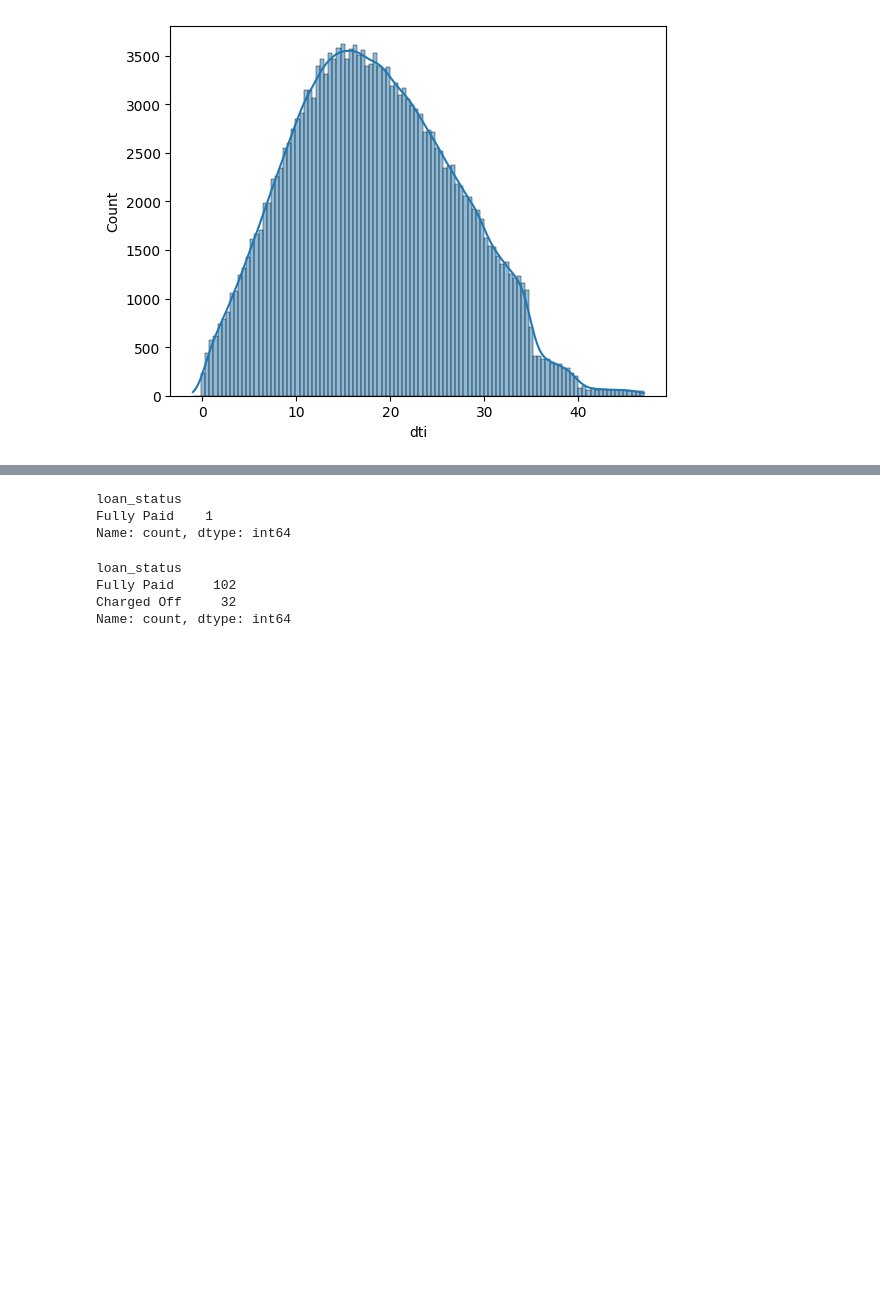
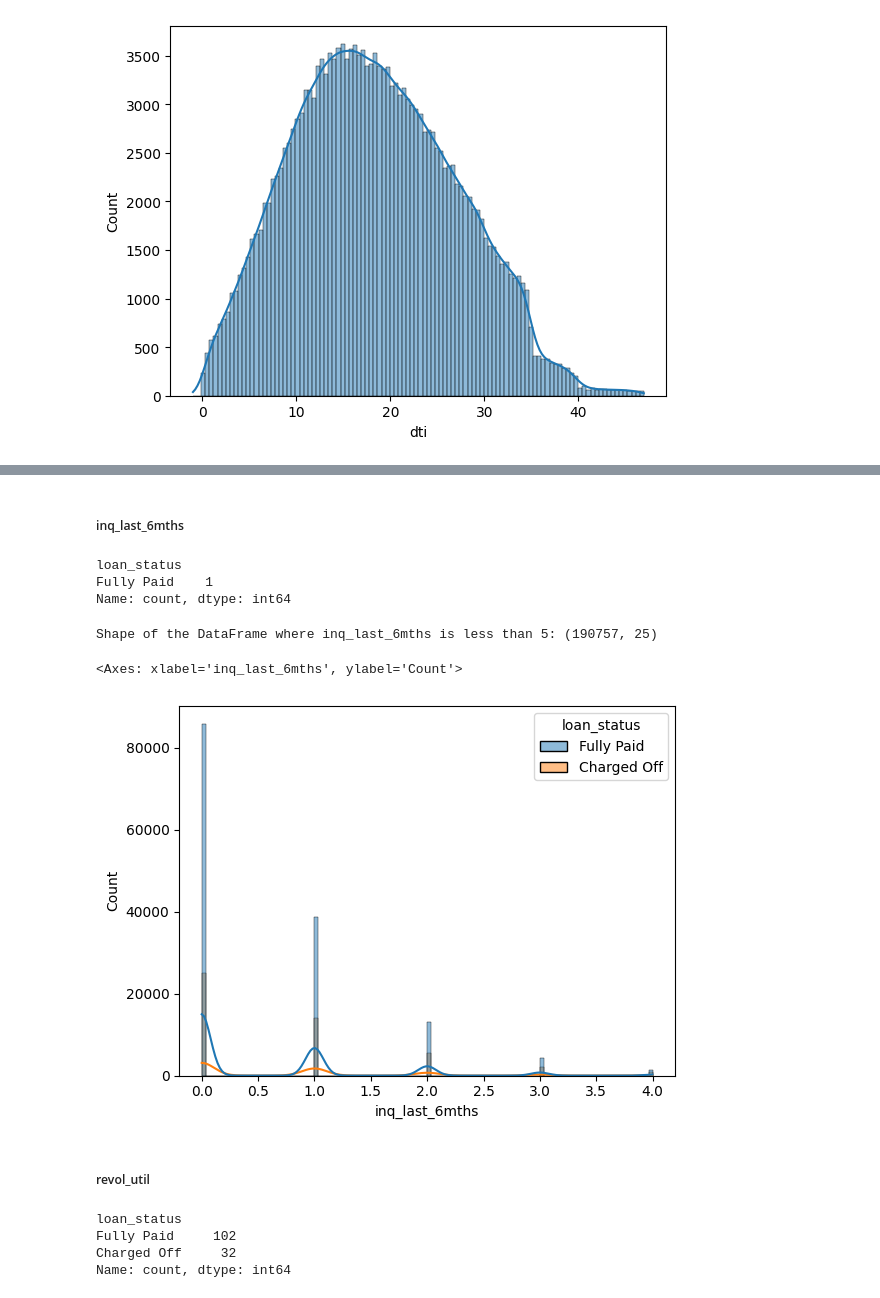
Before and after one commit to SenithDilitha/AIAndInnovation, a Jupyter notebook: LoanStatusPrediction/loan_status_prediction.ipynb, the cells around one changed output, grey strips where cells are left out. Cells and saved outputs as stored; diff of their text form; code cells hidden in the pictures; blank space fills up the shorter version.

```diff
--- a/LoanStatusPrediction/loan_status_prediction.ipynb
+++ b/LoanStatusPrediction/loan_status_prediction.ipynb
@@ -307,3 +319,5 @@ Shape of the DataFrame where DTI is less than 47: (190863, 25)
 # %%
 df_modified['dti'] = df_modified['dti'].fillna(df_modified['dti'].mean())
+# %% [markdown]
+##### inq_last_6mths
 # %%
@@ -316,4 +329,18 @@ Fully Paid    1
 Name: count, dtype: int64
 # %%
 df_modified.loc[:, 'inq_last_6mths'] = df_modified['inq_last_6mths'].fillna(0)
+# %%
+threshold = 5
+filtered_df = df_modified[df_modified['inq_last_6mths'] < threshold]
+
+# Check the shape of the filtered DataFrame
+print(f"Shape of the DataFrame where inq_last_6mths is less than {threshold}:", filtered_df.shape)
+
+sns.histplot(data=filtered_df, x='inq_last_6mths', kde=True, hue='loan_status')
+# %% [output]
+Shape of the DataFrame where inq_last_6mths is less than 5: (190757, 25)
+<Axes: xlabel='inq_last_6mths', ylabel='Count'>
+[figure, added]
+# %% [markdown]
+##### revol_util
 # %%
```
Also changed, not shown: parts of 53 cells of this notebook.
